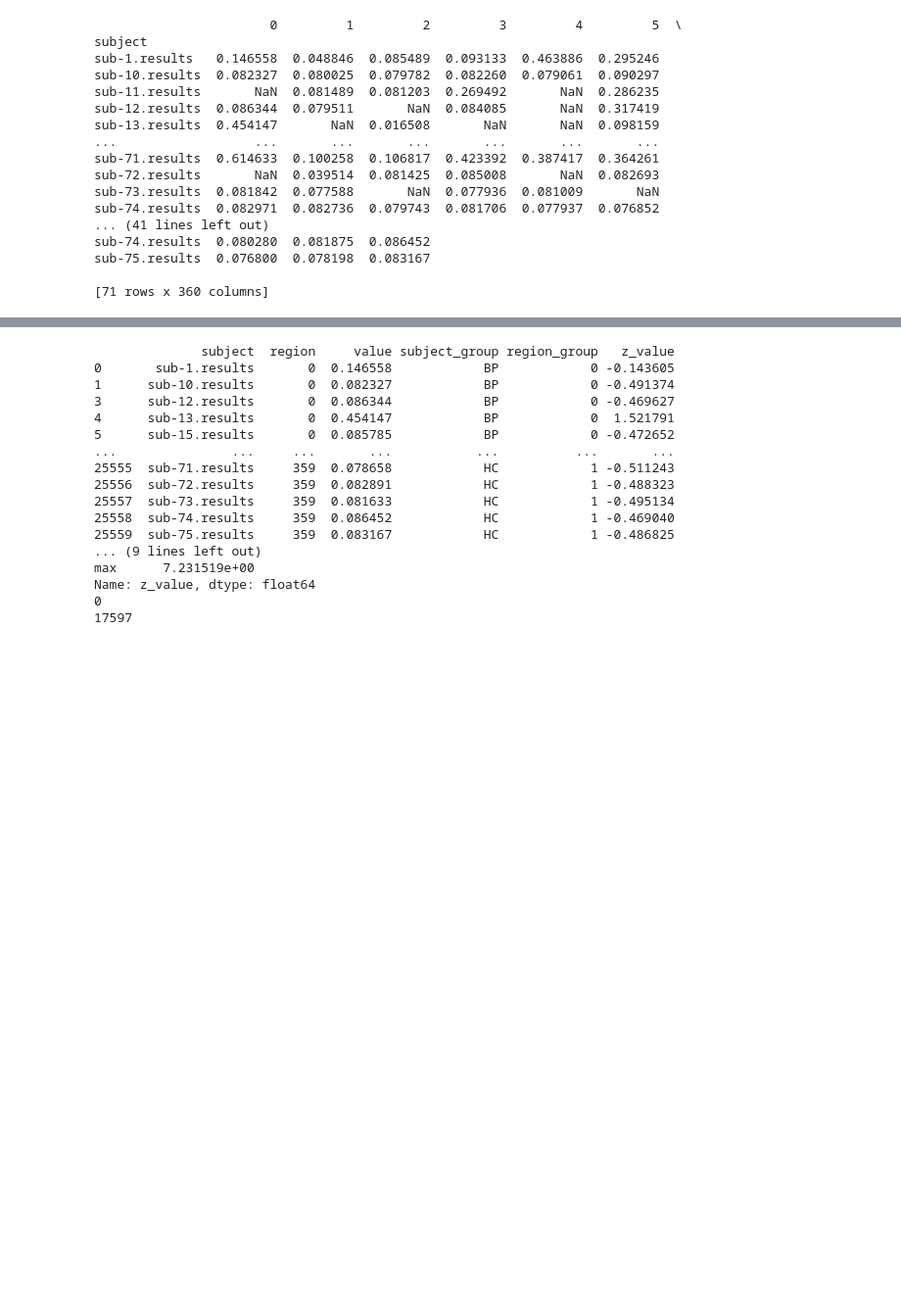
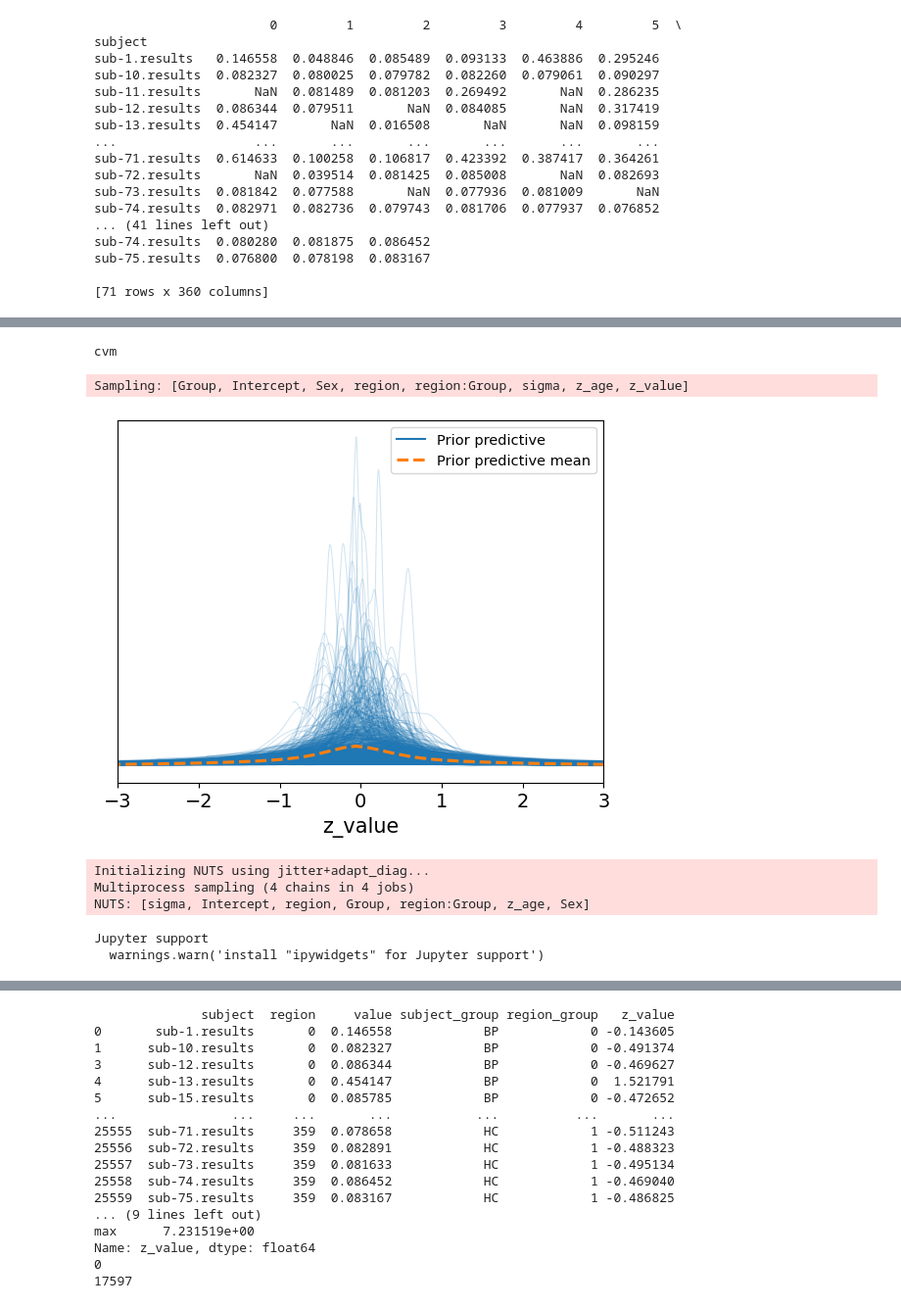
Before and after one commit to kaanka5312/FrequencySliding, a Jupyter notebook: Python/acw.ipynb, the cells around one changed output, grey strips where cells are left out. Shown at 98% size. Drawn from its saved outputs; the diff is of its cells as text; code cells hidden in the pictures; blank space fills up the shorter version.

```diff
--- a/Python/acw.ipynb
+++ b/Python/acw.ipynb
@@ -22,0 +289,52 @@ sub-75.results  0.076800  0.078198  0.083167
+# %%
+#import os
+#os.environ["PYTENSOR_FLAGS"] = "mode=FAST_RUN,linker=py,cxx="
+import pytensor
+print(pytensor.config.linker)
+
+import arviz as az
+import bambi as bmb
+import numpy as np
+import matplotlib.pyplot as plt
+import statsmodels.api as sm
+import xarray as xr
+
+
+priors = {
+    "Intercept": bmb.Prior("Normal", mu=0, sigma=0.25),
+    "region": bmb.Prior("Normal", mu=0, sigma=0.1),
+    "Group": bmb.Prior("Normal", mu=0, sigma=0.1),
+    "region:Group": bmb.Prior("Normal", mu=0, sigma=0.1),
+    "z_age": bmb.Prior("Normal", mu=0, sigma=0.1),
+    "Sex": bmb.Prior("Normal", mu=0, sigma=0.1),
+    #"1|SubjectID": bmb.Prior("Normal", mu=0, sigma=bmb.Prior("HalfNormal", sigma=0.5)),
+    "sigma": bmb.Prior("Exponential", lam=0.5)
+}
+
+model = bmb.Model(
+    "z_value ~ region * Group + z_age + Sex",
+    df_long,
+    priors=priors,
+    family="gaussian"
+)
+model.build()
+model
+#for name, term in model.components["mu"].terms.items():
+#    print(f"{name}: {term.prior}")
+
+
+prior_predictive = model.prior_predictive(draws=1000)
+az.plot_ppc(prior_predictive, group="prior", num_pp_samples=1000, kind="kde")
+# Set x-axis limits
+plt.xlim(-3, 3)  # Adjust limits based on your data range
+plt.show()
+fitted = model.fit(draws=2000, tune=2000, chains=4, priors=priors, cores=4, target_accept=0.9, random_seed=123)
+# %% [output]
+cvm
+Sampling: [Group, Intercept, Sex, region, region:Group, sigma, z_age, z_value]
+[figure, added]
+Initializing NUTS using jitter+adapt_diag...
+Multiprocess sampling (4 chains in 4 jobs)
+NUTS: [sigma, Intercept, region, Group, region:Group, z_age, Sex]
+Jupyter support
+  warnings.warn('install "ipywidgets" for Jupyter support')
```
Also changed, not shown: parts of 8 cells of this notebook.
